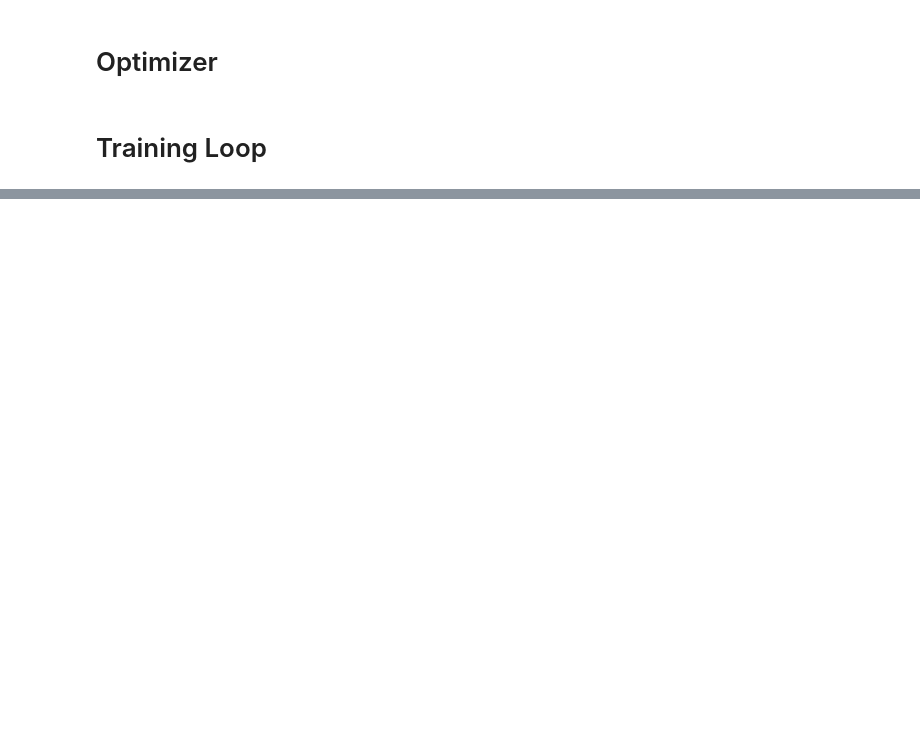
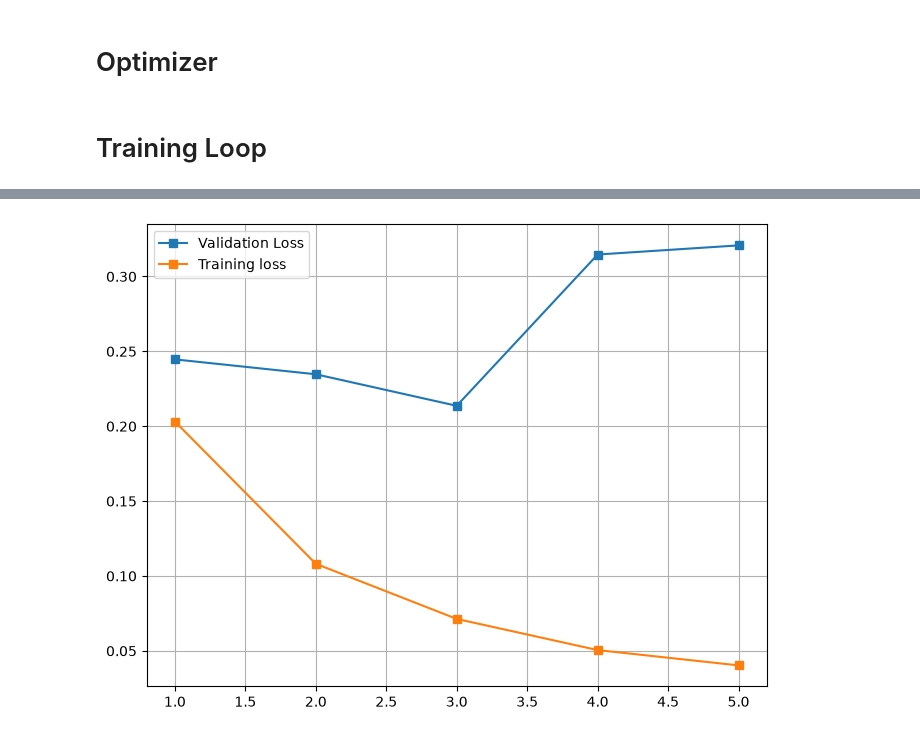
Before and after one commit to MOUAD-OO/Bert-Sentimental-analysis, a Jupyter notebook: Research_notebook.ipynb, the cells around one changed output, grey strips where cells are left out. Saved outputs shown, nothing was run; the diff lists cells and outputs as text; code cells hidden in the pictures; blank space fills up the shorter version.

Commit message:
Data and model importation with tokenization, training/validation loop on Glue/STT2 and testing on SetFit/STT2

```diff
--- a/Research_notebook.ipynb
+++ b/Research_notebook.ipynb
@@ -174,12 +193,14 @@ optimizer =AdamW(
 # %% [markdown]
 # Training Loop
 # %%
-
-num_epoch = 7
+checkpoint_dir = Path.cwd() / "checkpoints"
+checkpoint_dir.mkdir(parents=True, exist_ok=True)
+checkpoint_path = checkpoint_dir / "best_model.pt"
+num_epoch = 5
 
 val_loss_curve = []
 train_loss_curve = []
-
+best_val_loss = float('inf')
 for epoch in range(num_epoch):
 
     print("#####################################################################")
@@ -259,6 +280,16 @@ for epoch in range(num_epoch):
     print(f"Epoch {epoch + 1}, Validation Loss: {avg_val_loss:.4f}")
 
 
+    if avg_val_loss < best_val_loss:
+
+        best_val_loss = avg_val_loss
+
+        torch.save({
+            'epoch': epoch + 1,
+            'model_state_dict': model.state_dict(),
+            'optimizer_state_dict': optimizer.state_dict(),
+            'val_loss': val_loss,
+        }, checkpoint_path)
 
     accuracy = accuracy_score(all_labels, all_predictions)
 
@@ -291,0 +426,13 @@ torch.save({
+# %%
+import matplotlib.pyplot as plt
+import numpy as np
+
+plt.figure(figsize=(8,6))
+x= np.arange(num_epoch)+1
+plt.plot(x,val_loss_curve, label = "Validation Loss" , marker = "s")
+plt.plot(x,train_loss_curve , label = "Training loss", marker = "s")
+plt.legend()
+plt.grid()
+plt.show()
+# %% [output]
+[figure, added]
```
Also changed, not shown: parts of 11 cells of this notebook, 1 other file.
